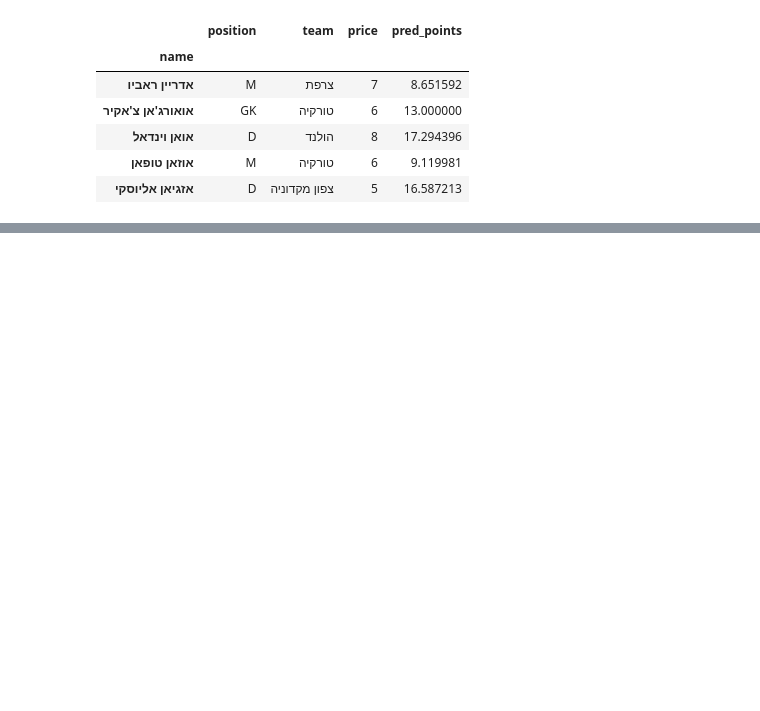
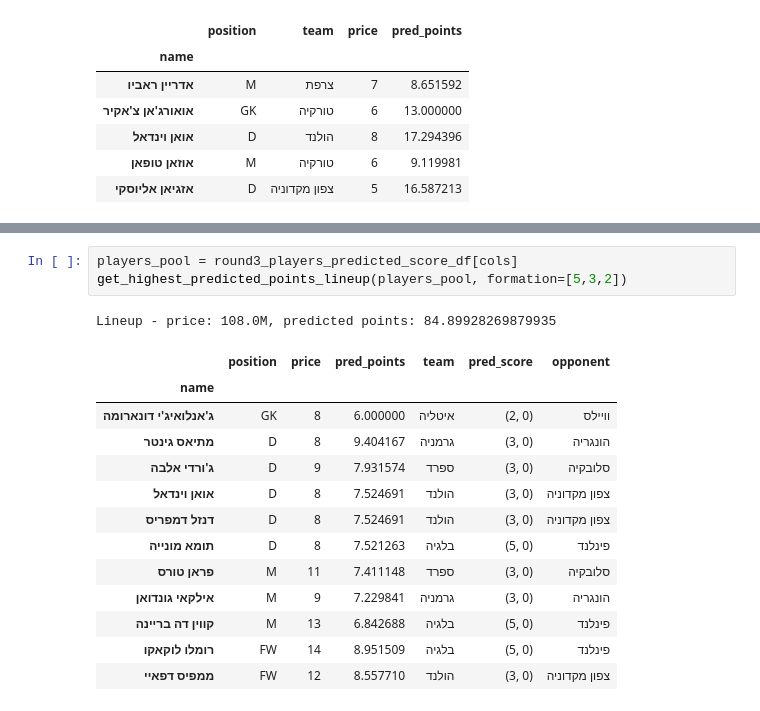
Before and after one commit to avshalomd/sport5-fantasy, a Jupyter notebook: generate_lineup.ipynb, the cells around one changed output, grey strips where cells are left out. Drawn from its saved outputs; the diff is of its cells as text; blank space fills up the shorter version.

```diff
--- a/generate_lineup.ipynb
+++ b/generate_lineup.ipynb
@@ -683,0 +733,18 @@ Expected points: 201.9404446684
+# %%
+players_pool = round3_players_predicted_score_df[cols]
+get_highest_predicted_points_lineup(players_pool, formation=[5,3,2])
+# %% [output]
+Lineup - price: 108.0M, predicted points: 84.89928269879935
+|  | position | price | pred_points | team | pred_score | opponent |
+| name |  |  |  |  |  |  |
+| ג'אנלואיג'י דונארומה | GK | 8 | 6.000000 | איטליה | (2, 0) | וויילס |
+| מתיאס גינטר | D | 8 | 9.404167 | גרמניה | (3, 0) | הונגריה |
+| ג'ורדי אלבה | D | 9 | 7.931574 | ספרד | (3, 0) | סלובקיה |
+| אואן וינדאל | D | 8 | 7.524691 | הולנד | (3, 0) | צפון מקדוניה |
+| דנזל דמפריס | D | 8 | 7.524691 | הולנד | (3, 0) | צפון מקדוניה |
+| תומא מונייה | D | 8 | 7.521263 | בלגיה | (5, 0) | פינלנד |
+| פראן טורס | M | 11 | 7.411148 | ספרד | (3, 0) | סלובקיה |
+| אילקאי גונדואן | M | 9 | 7.229841 | גרמניה | (3, 0) | הונגריה |
+| קווין דה בריינה | M | 13 | 6.842688 | בלגיה | (5, 0) | פינלנד |
+| רומלו לוקאקו | FW | 14 | 8.951509 | בלגיה | (5, 0) | פינלנד |
+| ממפיס דפאיי | FW | 12 | 8.557710 | הולנד | (3, 0) | צפון מקדוניה |
```
Also changed, not shown: parts of 11 cells of this notebook, 1 other file.
